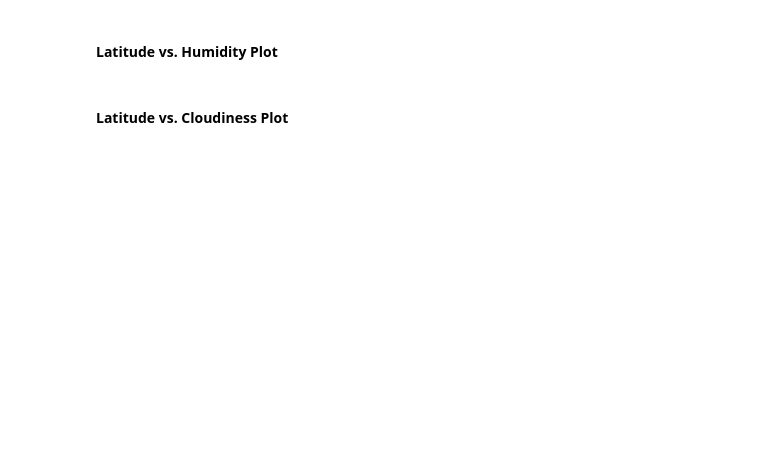
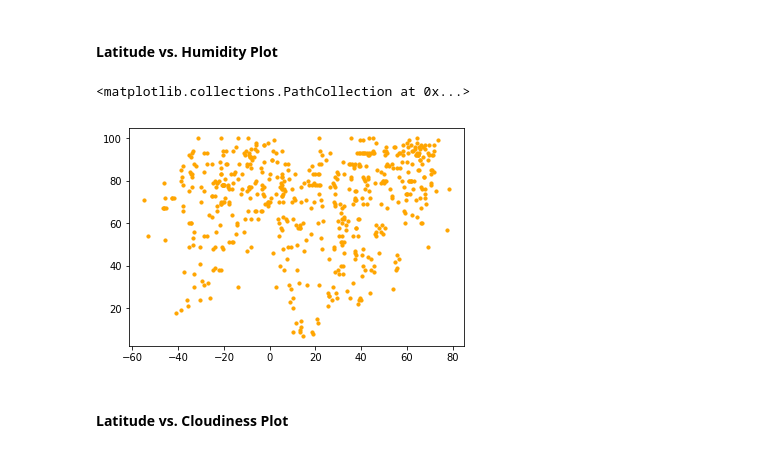
Before and after one commit to bhernan2/API-challenge, a Jupyter notebook: starter_code/WeatherPy.ipynb, the cells around one changed output. Cells and saved outputs as stored; diff of their text form; code cells hidden in the pictures; blank space fills up the shorter version.

```diff
--- a/starter_code/WeatherPy.ipynb
+++ b/starter_code/WeatherPy.ipynb
@@ -162,4 +199,9 @@ Processing Record 8 of Set 6 | san francisco
 # %% [markdown]
 #### Latitude vs. Humidity Plot
+# %%
+plt.scatter(weather_df["Lat"], weather_df["Humidity"], marker="o", color="orange", s=10)
+# %% [output]
+<matplotlib.collections.PathCollection at 0x...>
+[figure, added]
 # %% [markdown]
 #### Latitude vs. Cloudiness Plot
```
Also changed, not shown: parts of 7 cells of this notebook.
